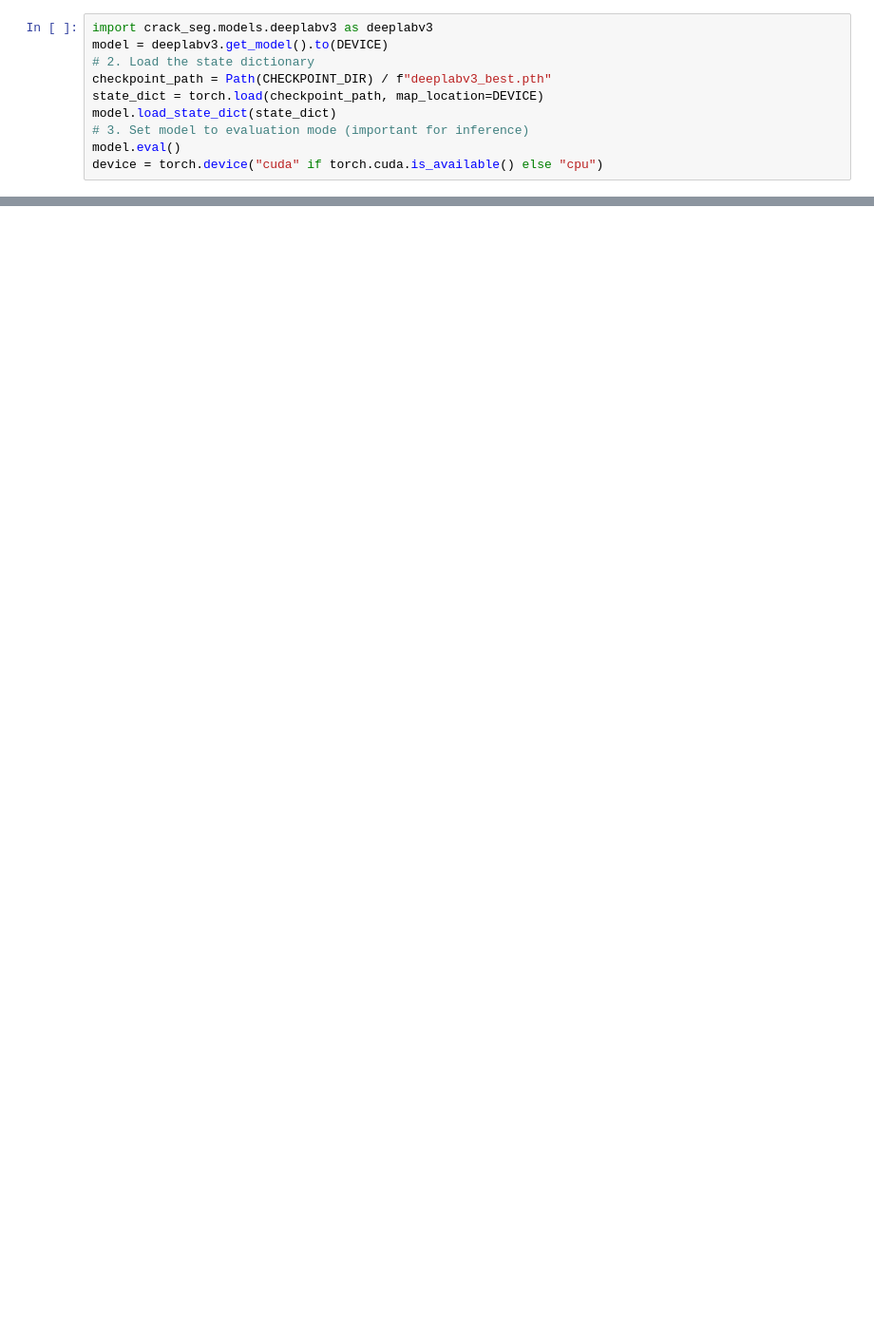
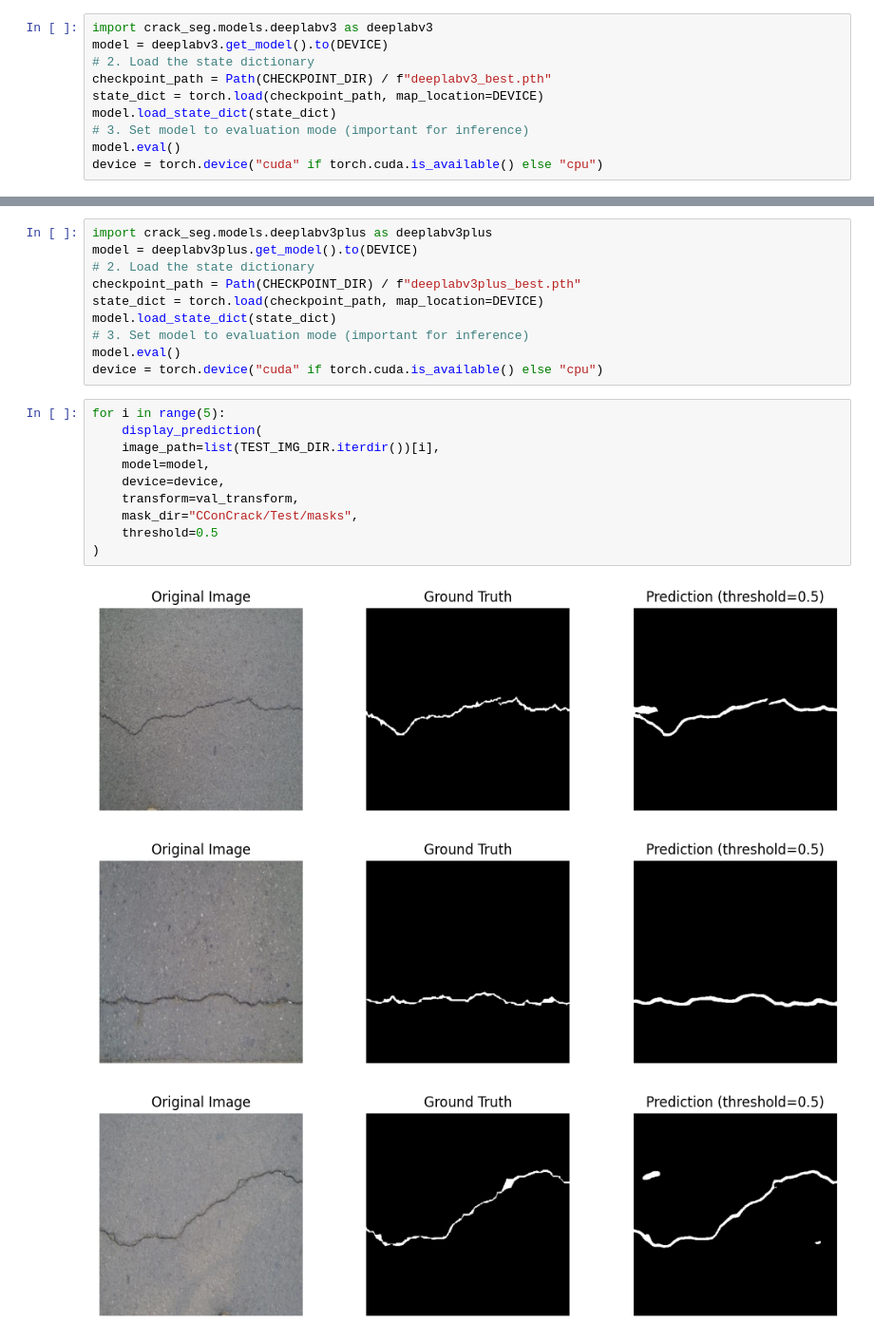
Before and after one commit to learnstructure/crack-seg, a Jupyter notebook: main.ipynb, the cells around one changed output, grey strips where cells are left out. Shown at 95% size. Saved outputs shown, nothing was run; the diff lists cells and outputs as text; blank space fills up the shorter version.

```diff
--- a/main.ipynb
+++ b/main.ipynb
@@ -106,0 +111,24 @@ for i in range(5):
+# %%
+import crack_seg.models.deeplabv3plus as deeplabv3plus
+model = deeplabv3plus.get_model().to(DEVICE)
+# 2. Load the state dictionary
+checkpoint_path = Path(CHECKPOINT_DIR) / f"deeplabv3plus_best.pth"
+state_dict = torch.load(checkpoint_path, map_location=DEVICE)
+model.load_state_dict(state_dict)
+# 3. Set model to evaluation mode (important for inference)
+model.eval()
+device = torch.device("cuda" if torch.cuda.is_available() else "cpu")
+# %%
+for i in range(5):
+    display_prediction(
+    image_path=list(TEST_IMG_DIR.iterdir())[i],
+    model=model,
+    device=device,
+    transform=val_transform,
+    mask_dir="CConCrack/Test/masks",
+    threshold=0.5
+)
+# %% [output]
+[figure, added]
+[figure, added]
+[figure, added]
```
Also changed, not shown: parts of 8 cells of this notebook, 20 other files.
